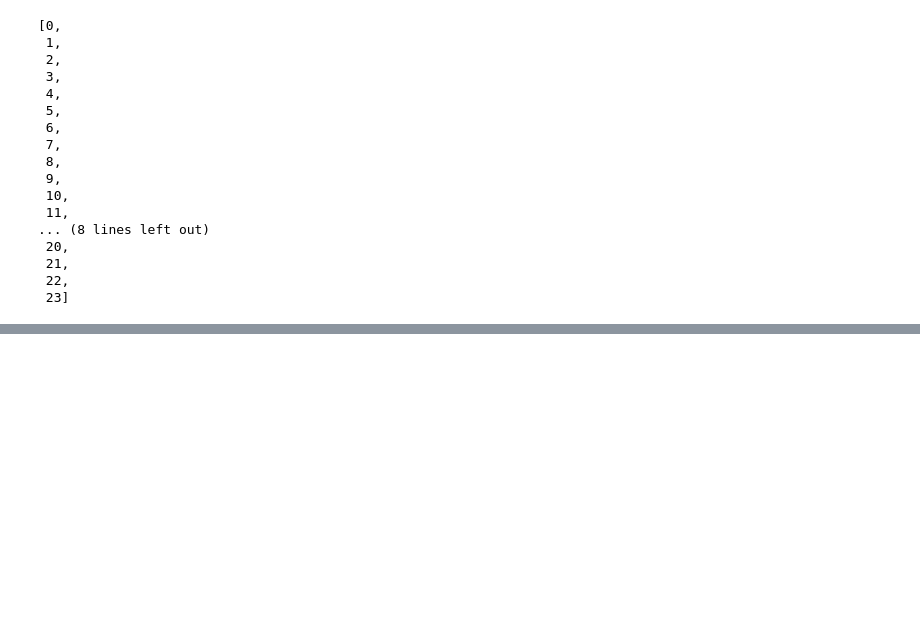
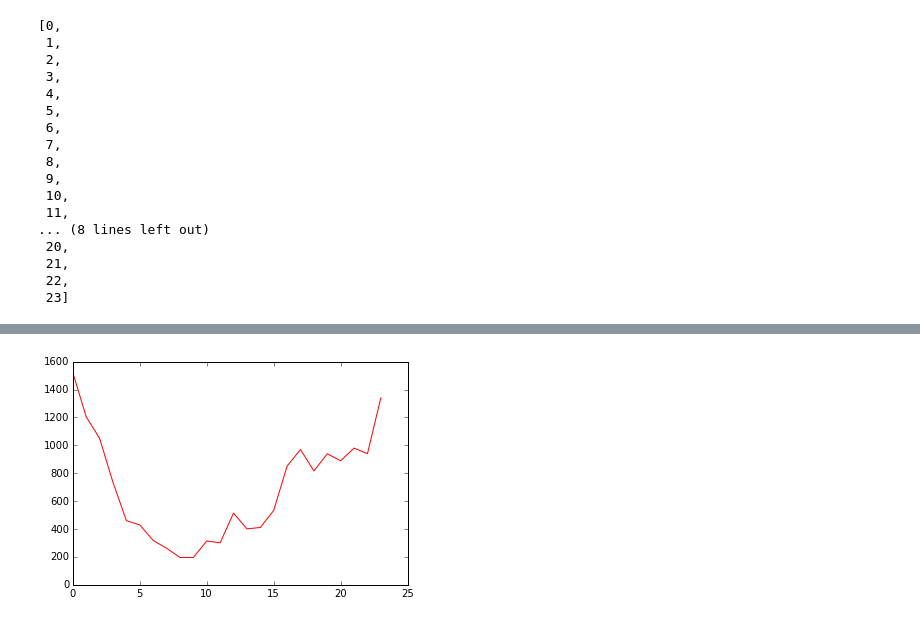
Before and after one commit to sanketsharma411/RescueTime, a Jupyter notebook: test.ipynb, the cells around one changed output, grey strips where cells are left out. Cells and saved outputs as stored; diff of their text form; code cells hidden in the pictures; blank space fills up the shorter version.

```diff
--- a/test.ipynb
+++ b/test.ipynb
@@ -252,0 +405,6 @@ plt.show()
+# %%
+# Number of apps started at a time [Cummulative]
+plt.plot(st_time_count_dict.keys(),st_time_count_dict.values(),'r')
+plt.show()
+# %% [output]
+[figure, added]
```
Also changed, not shown: parts of 55 cells of this notebook, 2 other files.
